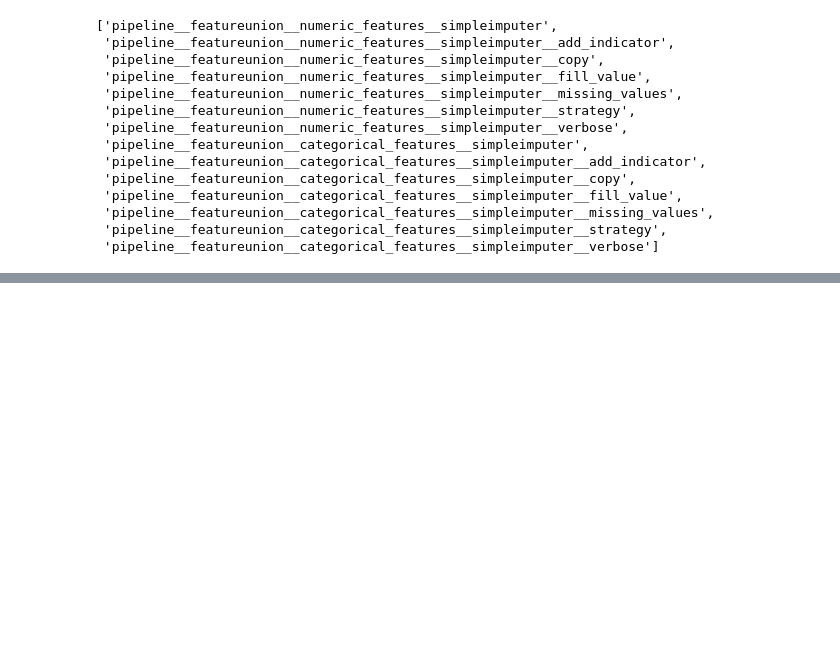
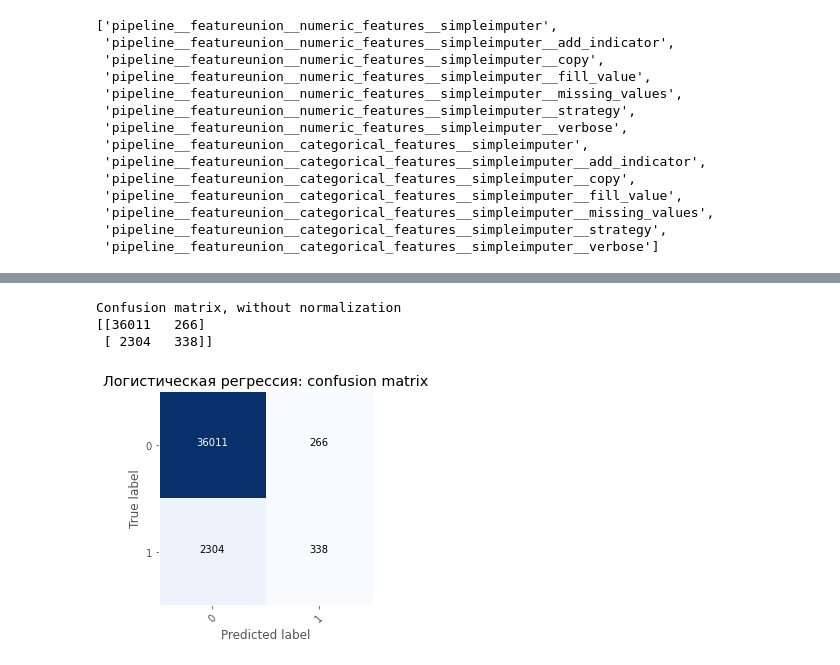
Before and after one commit to AlekseyZhilin/megafon, a Jupyter notebook: Megafon.ipynb, the cells around one changed output, grey strips where cells are left out. Saved outputs shown, nothing was run; the diff lists cells and outputs as text; code cells hidden in the pictures; blank space fills up the shorter version.

```diff
--- a/Megafon.ipynb
+++ b/Megafon.ipynb
@@ -340,0 +422,42 @@ NotImplementedError: 'DataFrame.iloc' only supports selecting columns. It must b
+# %%
+import itertools
+from sklearn.metrics import confusion_matrix
+
+def plot_confusion_matrix(cm, classes,
+                          model_name="",
+                          normalize=False,
+                          cmap=plt.cm.Blues):
+    """
+    This function prints and plots the confusion matrix.
+    Normalization can be applied by setting `normalize=True`.
+    """
+    if normalize:
+        cm = cm.astype('float') / cm.sum(axis=1)[:, np.newaxis]
+        print("Normalized confusion matrix")
+    else:
+        print('Confusion matrix, without normalization')
+
+    print(cm)
+
+    plt.imshow(cm, interpolation='nearest',  cmap=cmap)
+
+    plt.grid(False)
+    plt.title('%s: confusion matrix' % model_name)
+    tick_marks = np.arange(len(classes))
+    plt.xticks(tick_marks, classes, rotation=45)
+    plt.yticks(tick_marks, classes)
+
+    fmt = '.2f' if normalize else 'd'
+    thresh = cm.max() / 2.
+    for i, j in itertools.product(range(cm.shape[0]), range(cm.shape[1])):
+        plt.text(j, i, format(cm[i, j], fmt),
+                 horizontalalignment="center",
+                 color="white" if cm[i, j] > thresh else "black")
+
+    plt.ylabel('True label')
+    plt.xlabel('Predicted label')
+    plt.tight_layout()
+# %%
+lg_model = lg_gsc.best_estimator_
+lg_model.fit(X_train, Y_train)
+y_test_lg = lg_model.predict_proba(X_train)[:,1]
@@ -340,0 +477,8 @@ NotImplementedError: 'DataFrame.iloc' only supports selecting columns. It must b
+# %%
+cm = confusion_matrix(Y_train, y_test_lg > 0.5)
+plot_confusion_matrix(cm, classes=["0", "1"], model_name="Логистическая регрессия");
+# %% [output]
+Confusion matrix, without normalization
+[[36011   266]
+ [ 2304   338]]
+[figure, added]
```
Also changed, not shown: parts of 49 cells of this notebook.
